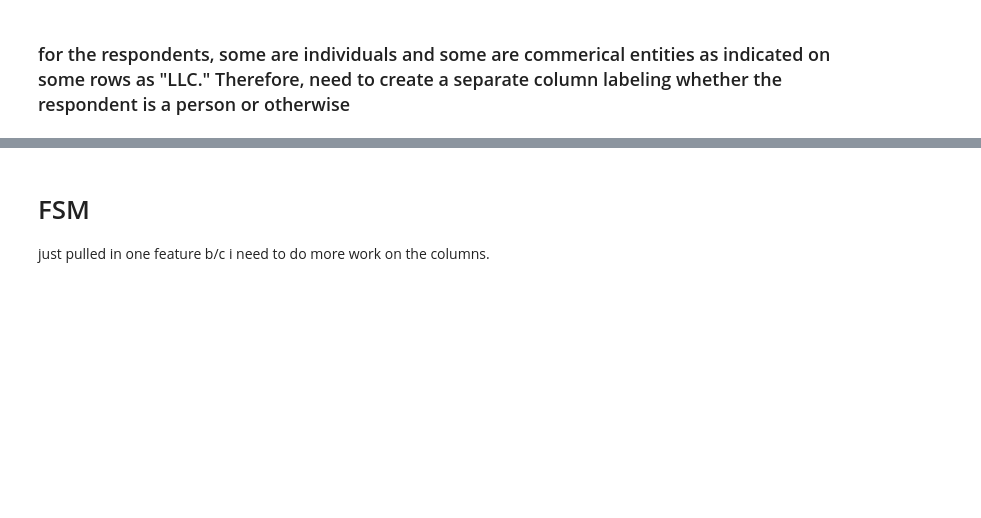
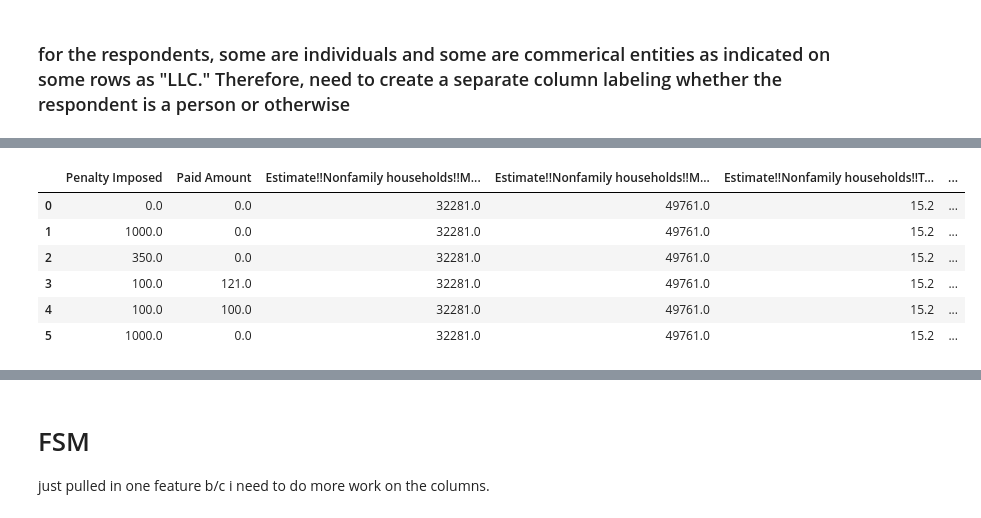
Before and after one commit to allisongao4015/oath_cases, a Jupyter notebook: 2ndNotebook.ipynb, the cells around one changed output, grey strips where cells are left out. Cells and saved outputs as stored; diff of their text form; code cells hidden in the pictures; blank space fills up the shorter version.

```diff
--- a/2ndNotebook.ipynb
+++ b/2ndNotebook.ipynb
@@ -622,0 +1056,30 @@ merged_df.head(1)
+# %%
+# numerical columns
+
+numerical_columns = merged_train_df[['Penalty Imposed', 'Paid Amount',
+                     'Estimate!!Nonfamily households!!Median income (dollars)',
+'Estimate!!Nonfamily households!!Mean income (dollars)',
+'Estimate!!Nonfamily households!!Total!!Less than $10,000',
+ 'Estimate!!Nonfamily households!!Total!!$10,000 to $14,999',
+ 'Estimate!!Nonfamily households!!Total!!$15,000 to $24,999',
+'Estimate!!Nonfamily households!!Total!!$25,000 to $34,999',
+'Estimate!!Nonfamily households!!Total!!$35,000 to $49,999',
+'Estimate!!Nonfamily households!!Total!!$50,000 to $74,999',
+'Estimate!!Households!!Median income (dollars)',
+'Estimate!!Households!!Mean income (dollars)',
+'Estimate!!Households!!Total!!Less than $10,000',
+ 'Estimate!!Households!!Total!!$10,000 to $14,999',
+'Estimate!!Households!!Total!!$15,000 to $24,999',
+ 'Estimate!!Households!!Total!!$25,000 to $34,999',
+ 'Estimate!!Households!!Total!!$35,000 to $49,999',
+'Estimate!!Households!!Total!!$50,000 to $74,999']]
+# %%
+numerical_columns.head(6)
+# %% [output]
+|  | Penalty Imposed | Paid Amount | Estimate!!Nonfamily households!!M... | Estimate!!Nonfamily households!!M... | Estimate!!Nonfamily households!!T... | ... |
+| 0 | 0.0 | 0.0 | 32281.0 | 49761.0 | 15.2 | ... |
+| 1 | 1000.0 | 0.0 | 32281.0 | 49761.0 | 15.2 | ... |
+| 2 | 350.0 | 0.0 | 32281.0 | 49761.0 | 15.2 | ... |
+| 3 | 100.0 | 121.0 | 32281.0 | 49761.0 | 15.2 | ... |
+| 4 | 100.0 | 100.0 | 32281.0 | 49761.0 | 15.2 | ... |
+| 5 | 1000.0 | 0.0 | 32281.0 | 49761.0 | 15.2 | ... |
```
Also changed, not shown: parts of 84 cells of this notebook.
